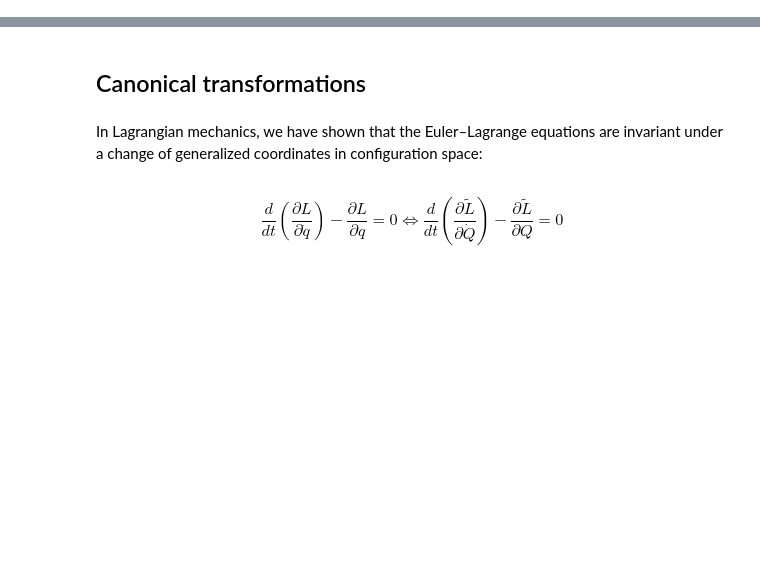
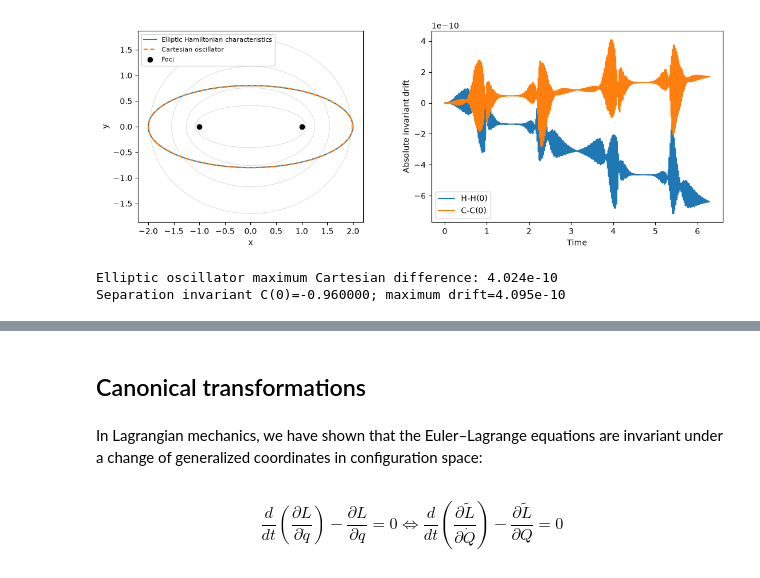
Before and after one commit to kulinskij-tech/ClassMech, a Jupyter notebook: ClassMech_Python/classmech_hamjac.ipynb, the cells around one changed output, grey strips where cells are left out. Drawn from its saved outputs; the diff is of its cells as text; code cells hidden in the pictures; blank space fills up the shorter version.

```diff
--- a/ClassMech_Python/classmech_hamjac.ipynb
+++ b/ClassMech_Python/classmech_hamjac.ipynb
@@ -4,0 +449,55 @@
+# %%
+# Elliptic-coordinate characteristic versus the known Cartesian oscillator.
+# Dimensionless parameters: m=omega=a=1.
+import numpy as np
+import matplotlib.pyplot as plt
+from scipy.integrate import solve_ivp
+
+def hj_elliptic_terms(u,v):
+    su,cu,sv,cv=np.sinh(u),np.cosh(u),np.sin(v),np.cos(v)
+    D=su**2+sv**2
+    F=0.5*su**2*cu**2
+    G=0.5*sv**2*cv**2
+    Fu=su*cu*(su**2+cu**2)
+    Gv=sv*cv*(cv**2-sv**2)
+    return D,F,G,Fu,Gv
+
+def hj_elliptic_rhs(t,state):
+    u,v,pu,pv=state
+    D,F,G,Fu,Gv=hj_elliptic_terms(u,v)
+    H=(0.5*(pu**2+pv**2)+F+G)/D
+    return [pu/D,pv/D,(2*H*np.sinh(u)*np.cosh(u)-Fu)/D,
+            (2*H*np.sin(v)*np.cos(v)-Gv)/D]
+
+hj_etimes=np.linspace(0,2*np.pi,1601)
+hj_esol=solve_ivp(hj_elliptic_rhs,(0,2*np.pi),[np.arccosh(2),0,0,0.8*np.sqrt(3)],t_eval=hj_etimes,rtol=1e-10,atol=1e-12,max_step=0.025)
+assert hj_esol.success
+hj_u,hj_v,hj_pu,hj_pv=hj_esol.y
+hj_ex=np.cosh(hj_u)*np.cos(hj_v)
+hj_ey=np.sinh(hj_u)*np.sin(hj_v)
+hj_eerror=np.max(np.hypot(hj_ex-2*np.cos(hj_etimes),hj_ey-0.8*np.sin(hj_etimes)))
+hj_D,hj_F,hj_G,_,_=hj_elliptic_terms(hj_u,hj_v)
+assert np.min(hj_D)>0.1
+hj_eH=(0.5*(hj_pu**2+hj_pv**2)+hj_F+hj_G)/hj_D
+hj_eC=0.5*hj_pu**2+hj_F-np.sinh(hj_u)**2*hj_eH
+assert hj_eerror<1e-7
+assert np.max(np.abs(hj_eH-hj_eH[0]))<1e-8
+assert np.max(np.abs(hj_eC-hj_eC[0]))<1e-8
+fig,hj_eaxes=plt.subplots(1,2,figsize=(11,4),layout='constrained')
+hj_gridv=np.linspace(0,2*np.pi,300)
+for u0 in (0.4,0.7,1.0,1.3):
+    hj_eaxes[0].plot(np.cosh(u0)*np.cos(hj_gridv),np.sinh(u0)*np.sin(hj_gridv),color='0.85',lw=0.7)
+hj_eaxes[0].plot(hj_ex,hj_ey,label='Elliptic Hamiltonian characteristics')
+hj_eaxes[0].plot(2*np.cos(hj_etimes),0.8*np.sin(hj_etimes),'--',label='Cartesian oscillator')
+hj_eaxes[0].plot([-1,1],[0,0],'o',color='black',label='Foci')
+hj_eaxes[0].set(xlabel='x',ylabel='y',aspect='equal');hj_eaxes[0].legend(fontsize=8)
+hj_eaxes[1].plot(hj_etimes,hj_eH-hj_eH[0],label='H-H(0)')
+hj_eaxes[1].plot(hj_etimes,hj_eC-hj_eC[0],label='C-C(0)')
+hj_eaxes[1].set(xlabel='Time',ylabel='Absolute invariant drift');hj_eaxes[1].legend()
+plt.show()
+print(f'Elliptic oscillator maximum Cartesian difference: {hj_eerror:.3e}')
+print(f'Separation invariant C(0)={hj_eC[0]:.6f}; maximum drift={np.max(np.abs(hj_eC-hj_eC[0])):.3e}')
+# %% [output]
+[figure, added]
+Elliptic oscillator maximum Cartesian difference: 4.024e-10
+Separation invariant C(0)=-0.960000; maximum drift=4.095e-10
```
Also changed, not shown: parts of 16 cells of this notebook, 6 other files.
